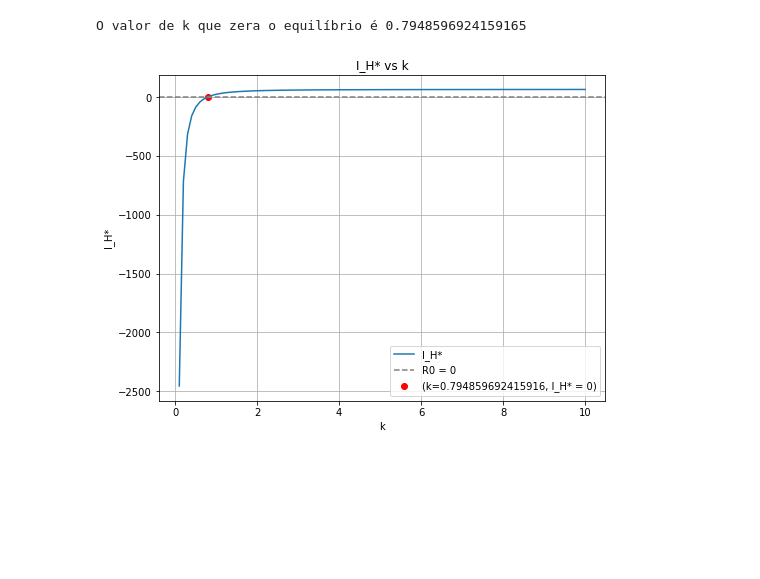
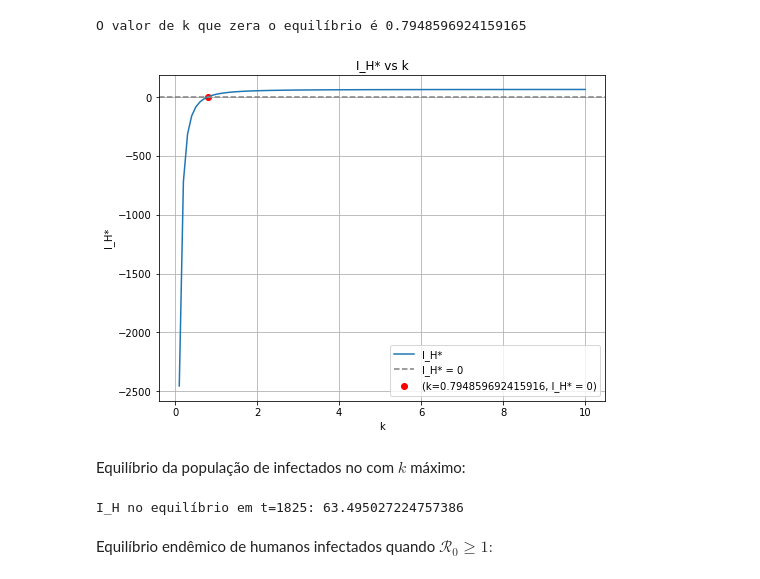
Before and after one commit to RaphaLevy/TCC, a Jupyter notebook: Modelagem_com_Dinamica_Pop/Plota_Equilibrio_e_R0.ipynb, the cells around one changed output. Drawn from its saved outputs; the diff is of its cells as text; code cells hidden in the pictures; blank space fills up the shorter version.

Commit message:
Inclui plot de I_H* a partir de 0 e quando R0 >= 1

```diff
--- a/Modelagem_com_Dinamica_Pop/Plota_Equilibrio_e_R0.ipynb
+++ b/Modelagem_com_Dinamica_Pop/Plota_Equilibrio_e_R0.ipynb
@@ -447,17 +447,19 @@ O valor de k que zera o equilíbrio é 0.7948596924159165
 # %%
 k_value_at_0 = 0.7948596924159165
 equilibrium_value_at_0 = 0
 
 plt.figure(figsize=(8, 6))
 
 plt.plot(k_values, equilibrium_full_values, label='I_H*')
 plt.scatter([k_value_at_0], [equilibrium_value_at_0], color='red', label=f'(k={k_value_at_0}, I_H* = {equilibrium_value_at_0})')
-plt.axhline(y=0, color='gray', linestyle='--', label='R0 = 0')
+plt.axhline(y=0, color='gray', linestyle='--', label='I_H* = 0')
 plt.xlabel('k')
 plt.ylabel('I_H*')
 plt.title('I_H* vs k')
 plt.legend()
 plt.grid(True)
 plt.show()
 # %% [output]
-[figure, old version]
+[figure, new version]
+# %% [markdown]
+Equilíbrio da população de infectados no com $k$ máximo:
@@ -463,0 +471,6 @@ plt.show()
+# %%
+print(f'I_H no equilíbrio em t=1825: {equilibrium_final}')
+# %% [output]
+I_H no equilíbrio em t=1825: 63.495027224757386
+# %% [markdown]
+Equilíbrio endêmico de humanos infectados quando $\mathcal{R}_0 \geq 1:$
```
Also changed, not shown: parts of 6 cells of this notebook.
